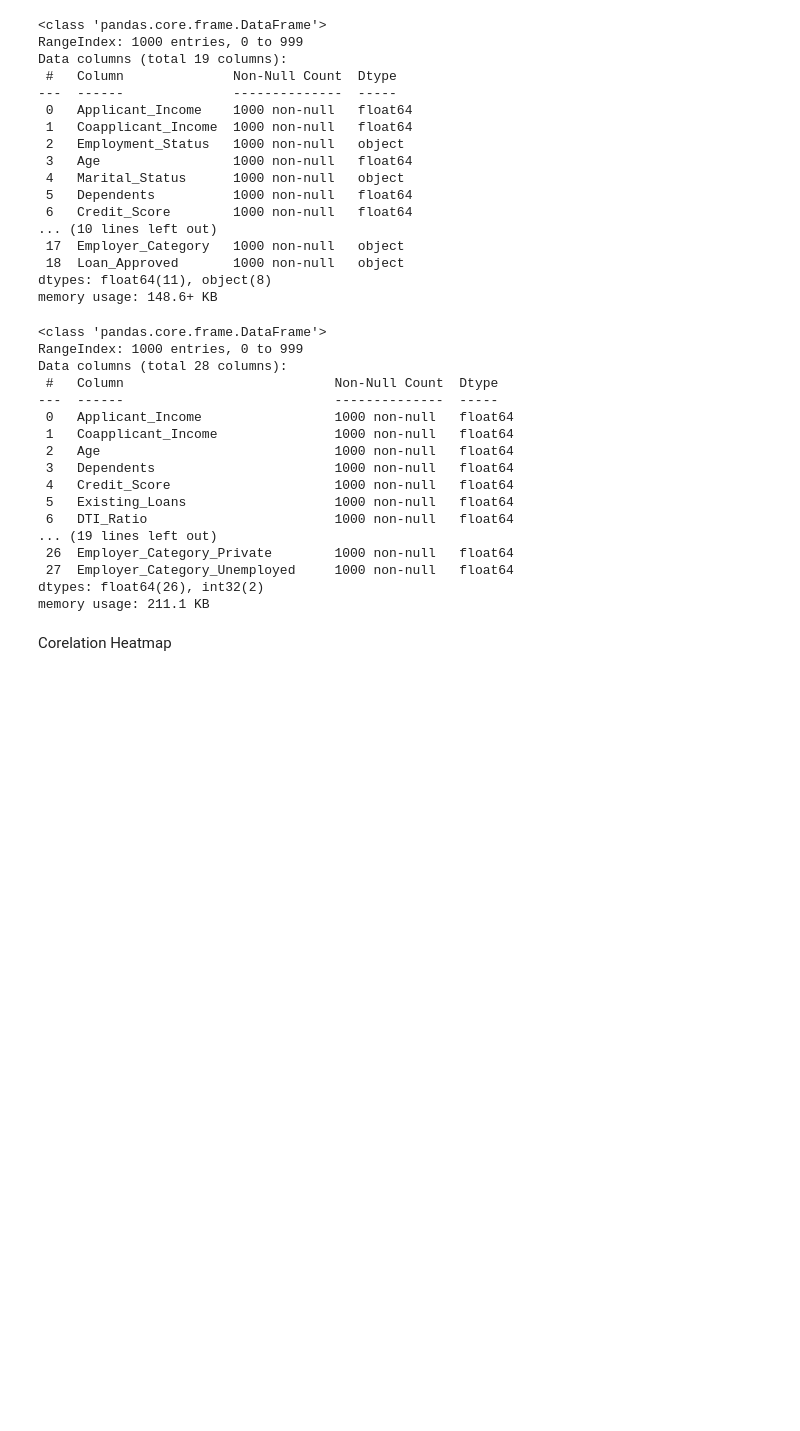
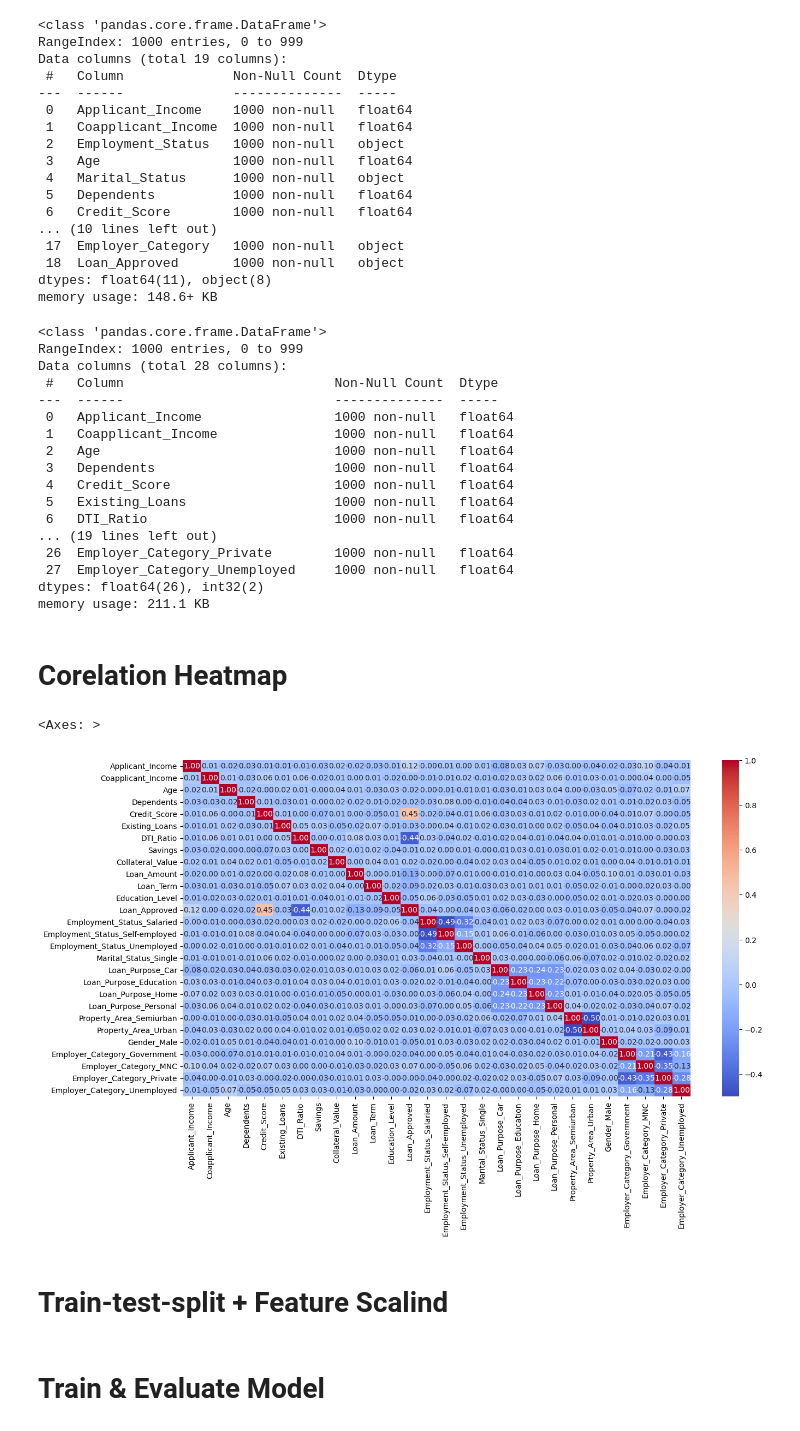
Before and after one commit to Deptek/Projects, a Jupyter notebook: Loan Approval system (Minor)/Loan Approval.ipynb, the cells around one changed output. Cells and saved outputs as stored; diff of their text form; code cells hidden in the pictures; blank space fills up the shorter version.

Commit message:
Projects last push with model resuls and readme

```diff
--- a/Loan Approval system (Minor)/Loan Approval.ipynb
+++ b/Loan Approval system (Minor)/Loan Approval.ipynb
@@ -178,4 +178,21 @@ Data columns (total 28 columns):
 dtypes: float64(26), int32(2)
 memory usage: 211.1 KB
 # %% [markdown]
-Corelation Heatmap
+# Corelation Heatmap
+# %%
+num_cols= df.select_dtypes(include="number") # number will include all dtypes related to no.
+corr_mat= num_cols.corr()
+
+plt.figure(figsize=(15,8))
+sns.heatmap(
+    corr_mat,
+    annot=True,
+    fmt=".2f", # will show the 'r' till 2 decimal places
+    cmap= "coolwarm"
+)
+# this will tell that which things have a relation b/w them and can affect the training so we use it wisely
+# %% [output]
+<Axes: >
+[figure, added]
+# %% [markdown]
+# Train-test-split + Feature Scalind
@@ -181,0 +202,2 @@ Corelation Heatmap
+# %% [markdown]
+# Train & Evaluate Model
```
Also changed, not shown: parts of 10 cells of this notebook, 1 other file.
